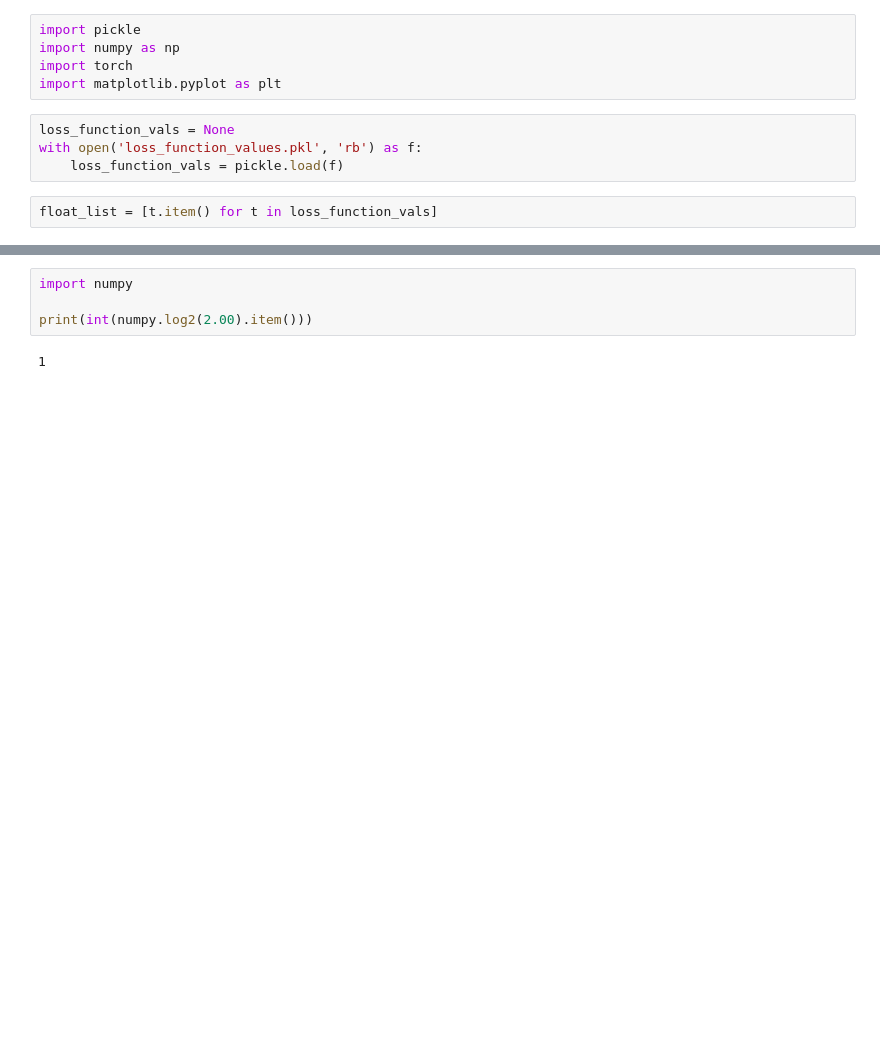
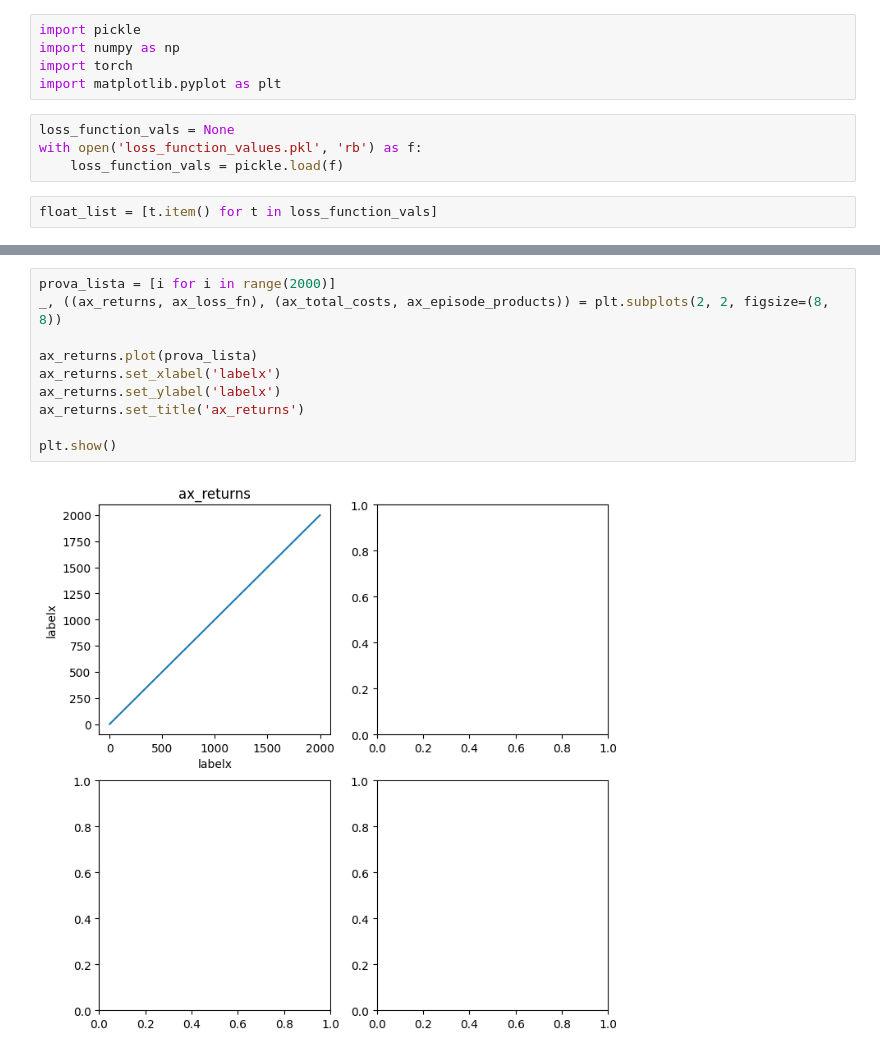
Before and after one commit to lmarzocchetti/InventorySystem, a Jupyter notebook: graphics.ipynb, the cells around one changed output, grey strips where cells are left out. Cells and saved outputs as stored; diff of their text form; blank space fills up the shorter version.

```diff
--- a/graphics.ipynb
+++ b/graphics.ipynb
@@ -20,6 +18,12 @@ plt.show()
 # %%
-import numpy
+prova_lista = [i for i in range(2000)]
+_, ((ax_returns, ax_loss_fn), (ax_total_costs, ax_episode_products)) = plt.subplots(2, 2, figsize=(8, 8))
 
-print(int(numpy.log2(2.00).item()))
+ax_returns.plot(prova_lista)
+ax_returns.set_xlabel('labelx')
+ax_returns.set_ylabel('labelx')
+ax_returns.set_title('ax_returns')
+
+plt.show()
 # %% [output]
-1
+[figure, added]
```
Also changed, not shown: parts of 1 cell of this notebook, 6 other files.
